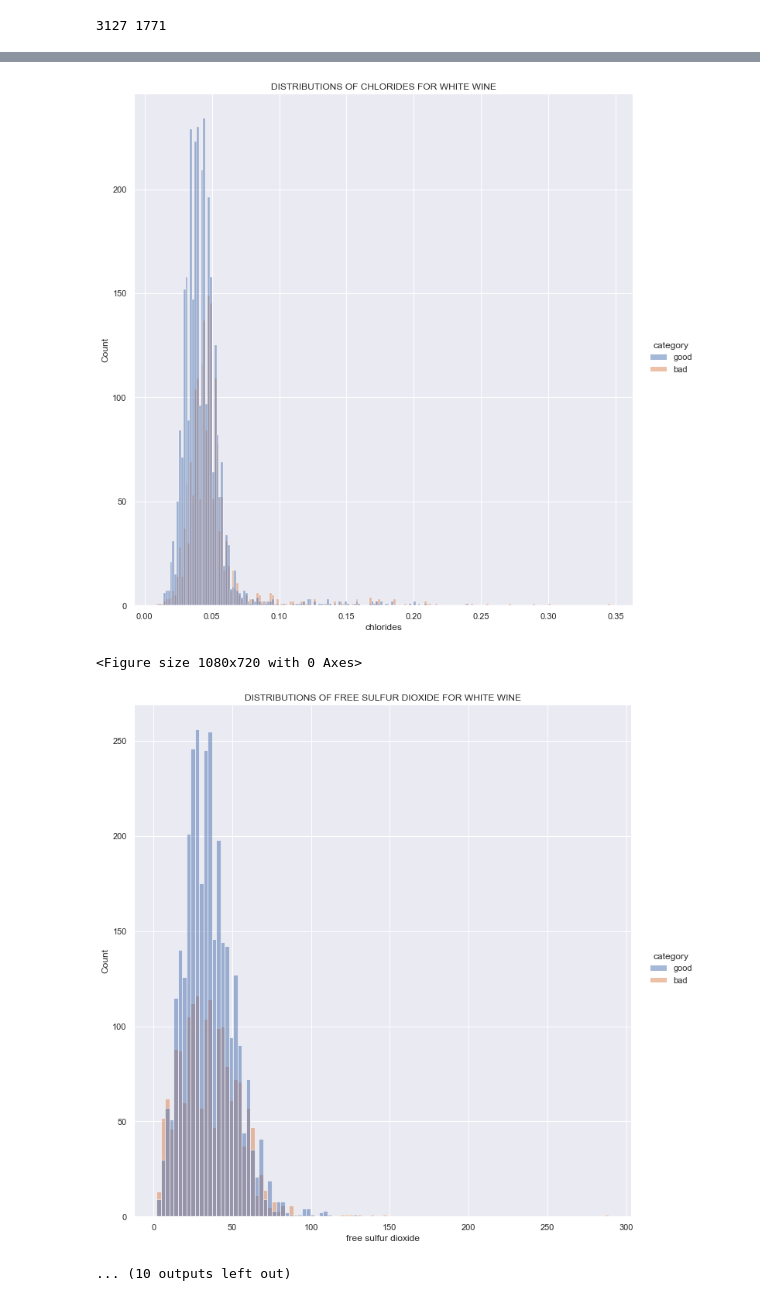
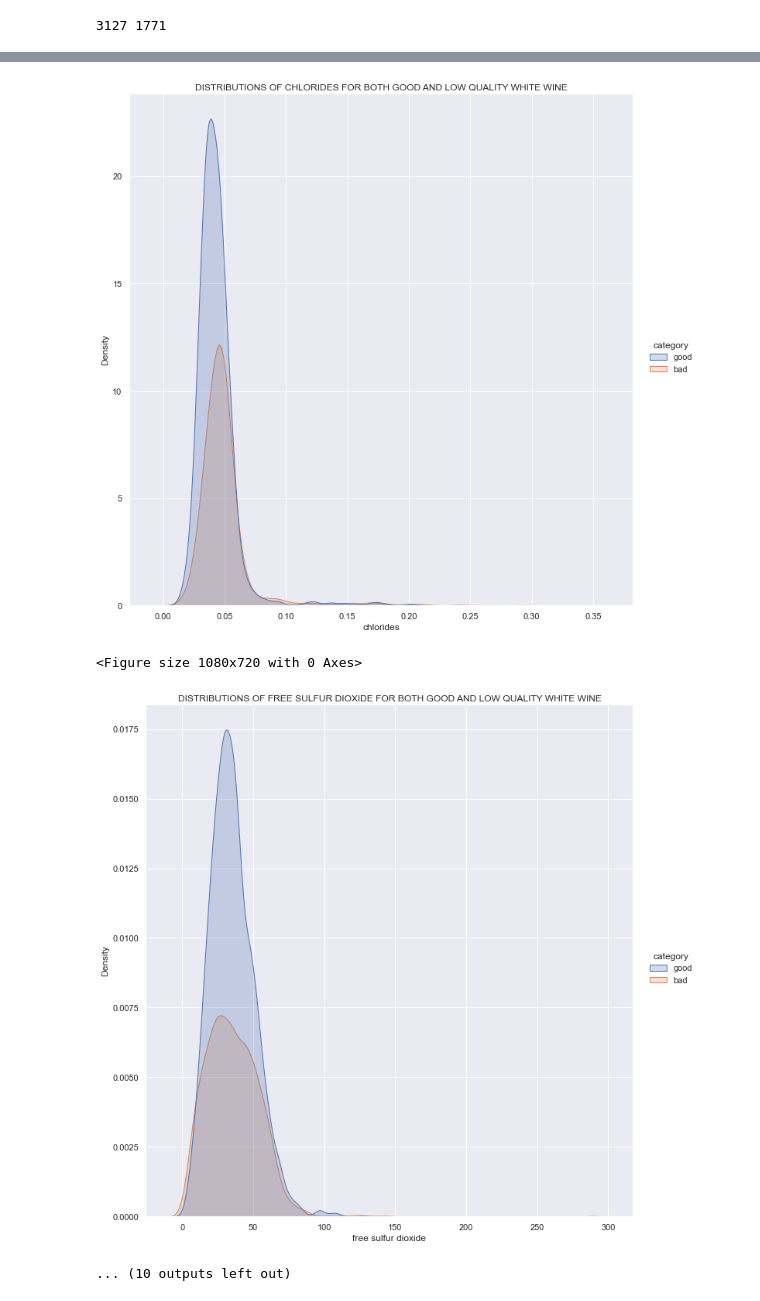
Before and after one commit to Alvin-igobwa/Wine_Analytics, a Jupyter notebook: analysis.ipynb, the cells around one changed output, grey strips where cells are left out. Cells and saved outputs as stored; diff of their text form; code cells hidden in the pictures.

```diff
--- a/analysis.ipynb
+++ b/analysis.ipynb
@@ -60,8 +60,8 @@ for col in white[white.category=="good"][['fixed acidity', 'volatile acidity', '
        'residual sugar', 'chlorides', 'free sulfur dioxide',
        'total sulfur dioxide', 'density', 'pH', 'sulphates', 'alcohol']]:
     plt.figure(figsize=(15,10))
-    sns.displot(white,x=col,hue="category",height=10)
-    plt.title("DISTRIBUTIONS OF "+col.upper()+" FOR WHITE WINE")
+    sns.displot(white,x=col,hue="category",height=10,kind ="kde",fill = True)
+    plt.title("DISTRIBUTIONS OF "+col.upper()+" FOR BOTH GOOD AND LOW QUALITY WHITE WINE")
     plt.show()
 # %% [output]
 <Figure size 1080x720 with 0 Axes>
@@ -75,5 +75,5 @@ for col in white[white.category=="good"][['fixed acidity', 'volatile acidity', '
 <Figure size 1080x720 with 0 Axes>
-[figure, old version]
+[figure, new version]
 <Figure size 1080x720 with 0 Axes>
-[figure, old version]
+[figure, new version]
 ... (10 outputs left out)
```
Also changed, not shown: parts of 2 cells of this notebook.
